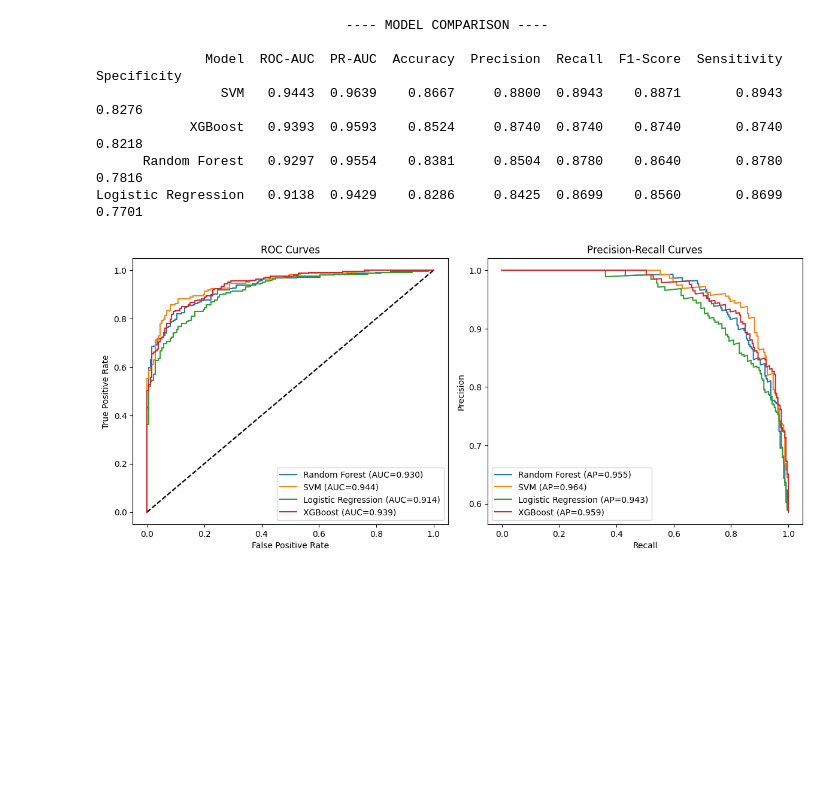
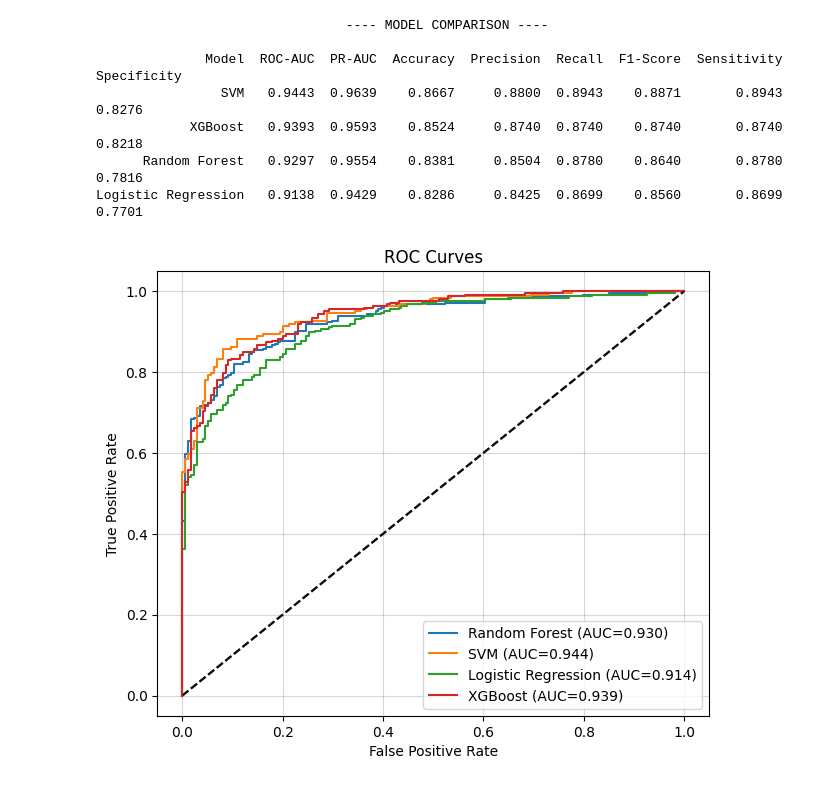
Before and after one commit to isumakm/Weather-Prediction-and-Crop-Recommendation-System-, a Jupyter notebook: 07-Model_Comparison.ipynb, the cells around one changed output. Saved outputs shown, nothing was run; the diff lists cells and outputs as text; code cells hidden in the pictures; blank space fills up the shorter version.

```diff
--- a/07-Model_Comparison.ipynb
+++ b/07-Model_Comparison.ipynb
@@ -11,13 +11,11 @@ from sklearn.metrics import (roc_auc_score, average_precision_score,
                              recall_score, f1_score)
 from sklearn.model_selection import GroupShuffleSplit
 
-# Define paths
-PROJECT_ROOT = os.path.abspath(os.path.join(os.getcwd(), "..", ".."))
-DATA_PATH = os.path.join(PROJECT_ROOT, "Notebooks", "Models", "Crop_training_data_FULL_F1.csv")
+PROJECT_ROOT = os.path.abspath(os.path.join(os.getcwd()))
+DATA_PATH = os.path.join(PROJECT_ROOT,  "Crop_Dataset.csv")
 OUTPUT_DIR = os.path.join(PROJECT_ROOT, "Data", "artifacts")
 os.makedirs(OUTPUT_DIR, exist_ok=True)
 
-# Load the original dataset (same as in training)
 df = pd.read_csv(DATA_PATH)
 
 # Recreate the test set exactly as before
@@ -114,41 +112,33 @@ for i, (name, model) in enumerate(models.items()):
     prec = tp / (tp + fp) if (tp+fp)>0 else 0
     rec = sens
     f1 = 2 * (prec * rec) / (prec + rec) if (prec+rec)>0 else 0
 
 
     results.append({
         'Model': name,
         'ROC‑AUC': round(roc, 4),
         'PR‑AUC': round(pr, 4),
         'Accuracy': round(acc, 4),
         'Precision': round(prec, 4),
         'Recall': round(rec, 4),
         'F1‑Score': round(f1, 4),
         'Sensitivity': round(sens, 4),
         'Specificity': round(spec, 4)
     })
 
     # ROC curve
     fpr, tpr, _ = roc_curve(y_test, proba)
     plt.subplot(2, 2, 1)
     plt.plot(fpr, tpr, label=f'{name} (AUC={roc:.3f})')
     plt.plot([0,1],[0,1], 'k--', alpha=0.5)
     plt.xlabel('False Positive Rate')
     plt.ylabel('True Positive Rate')
     plt.title('ROC Curves')
     plt.legend()
-
-    # PR curve
-    prec, rec, _ = precision_recall_curve(y_test, proba)
-    plt.subplot(2, 2, 2)
-    plt.plot(rec, prec, label=f'{name} (AP={pr:.3f})')
-    plt.xlabel('Recall')
-    plt.ylabel('Precision')
-    plt.title('Precision‑Recall Curves')
-    plt.legend()
+    plt.grid(True, alpha=0.5)
 
 plt.tight_layout()
 plt.show()
 # %% [output]
-[figure, old version]
+[figure, new version]
 # %%
```
Also changed, not shown: parts of 3 cells of this notebook.
